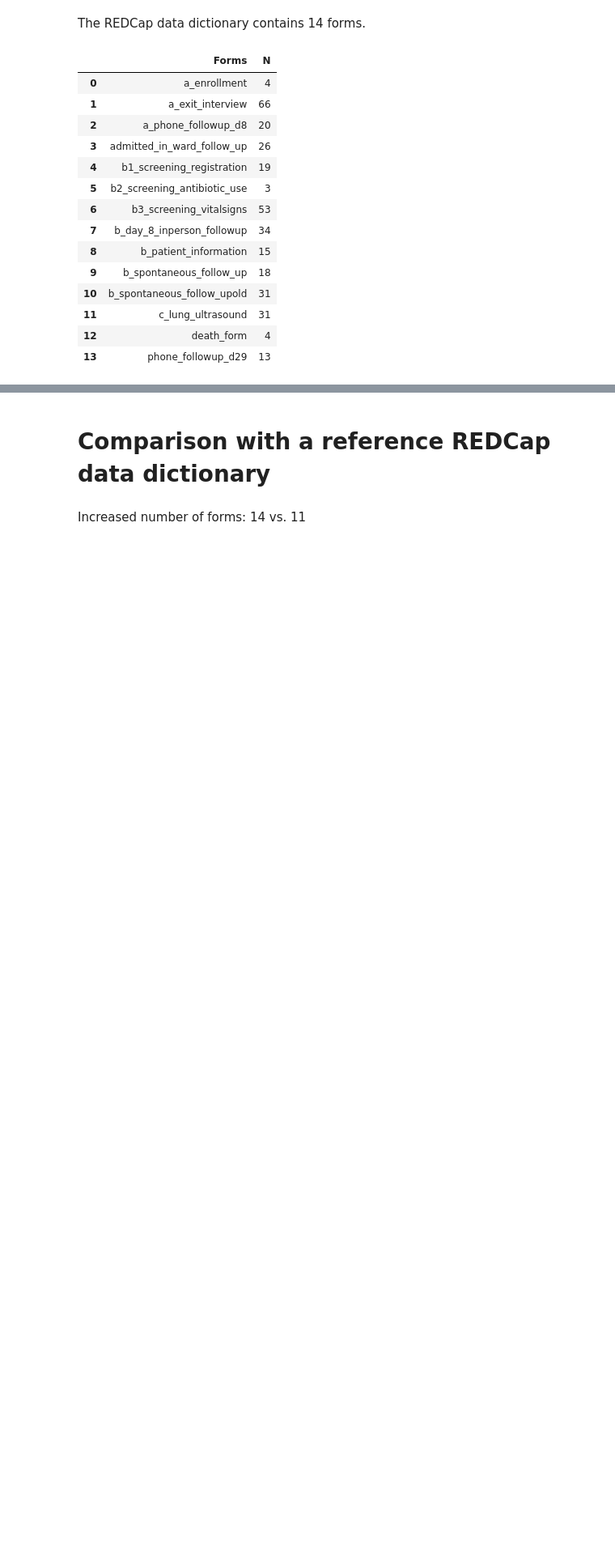
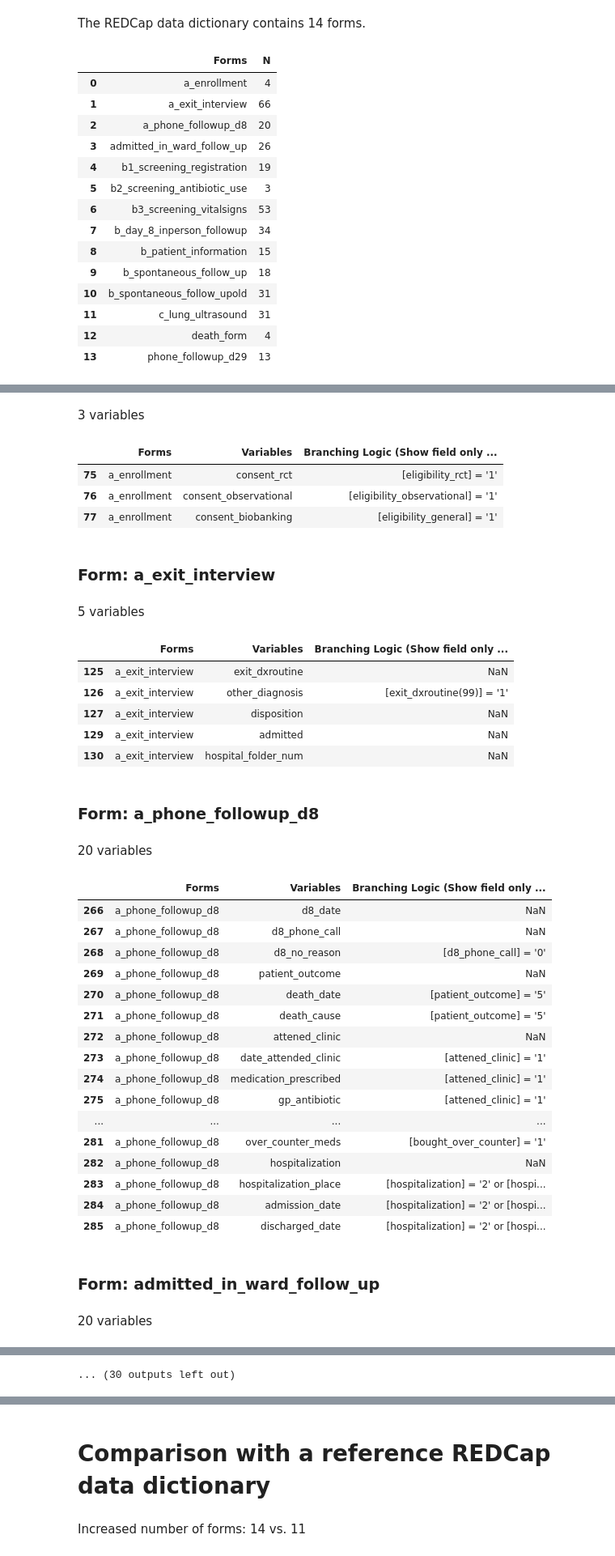
Before and after one commit to Research-IT-Swiss-TPH/dct-comparator, a Jupyter notebook: extract_info_from_redcap_dictionary.ipynb, the cells around one changed output, grey strips where cells are left out. Shown: that part at 81% size. Drawn from its saved outputs; the diff is of its cells as text; code cells hidden in the pictures; blank space fills up the shorter version.

```diff
--- a/extract_info_from_redcap_dictionary.ipynb
+++ b/extract_info_from_redcap_dictionary.ipynb
@@ -111,0 +102,9 @@ d2.getIdentifiers()
+# %%
+required_df, required_dict = d2.getRequired()
+# %%
+# Display results dynamically
+for k, v in required_dict.items():
+    display(Markdown(f'### Form: {k}'))
+    display(Markdown(f'{len(v.index)} variables'))
+    display(v)
+# %% [output]
@@ -111,0 +112,34 @@ d2.getIdentifiers()
+3 variables
+|  | Forms | Variables | Branching Logic (Show field only ... |
+| 75 | a_enrollment | consent_rct | [eligibility_rct] = '1' |
+| 76 | a_enrollment | consent_observational | [eligibility_observational] = '1' |
+| 77 | a_enrollment | consent_biobanking | [eligibility_general] = '1' |
+### Form: a_exit_interview
+5 variables
+|  | Forms | Variables | Branching Logic (Show field only ... |
+| 125 | a_exit_interview | exit_dxroutine | NaN |
+| 126 | a_exit_interview | other_diagnosis | [exit_dxroutine(99)] = '1' |
+| 127 | a_exit_interview | disposition | NaN |
+| 129 | a_exit_interview | admitted | NaN |
+| 130 | a_exit_interview | hospital_folder_num | NaN |
+### Form: a_phone_followup_d8
+20 variables
+|  | Forms | Variables | Branching Logic (Show field only ... |
+| 266 | a_phone_followup_d8 | d8_date | NaN |
+| 267 | a_phone_followup_d8 | d8_phone_call | NaN |
+| 268 | a_phone_followup_d8 | d8_no_reason | [d8_phone_call] = '0' |
+| 269 | a_phone_followup_d8 | patient_outcome | NaN |
+| 270 | a_phone_followup_d8 | death_date | [patient_outcome] = '5' |
+| 271 | a_phone_followup_d8 | death_cause | [patient_outcome] = '5' |
+| 272 | a_phone_followup_d8 | attened_clinic | NaN |
+| 273 | a_phone_followup_d8 | date_attended_clinic | [attened_clinic] = '1' |
+| 274 | a_phone_followup_d8 | medication_prescribed | [attened_clinic] = '1' |
+| 275 | a_phone_followup_d8 | gp_antibiotic | [attened_clinic] = '1' |
+| ... | ... | ... | ... |
+| 281 | a_phone_followup_d8 | over_counter_meds | [bought_over_counter] = '1' |
+| 282 | a_phone_followup_d8 | hospitalization | NaN |
+| 283 | a_phone_followup_d8 | hospitalization_place | [hospitalization] = '2' or [hospi... |
+| 284 | a_phone_followup_d8 | admission_date | [hospitalization] = '2' or [hospi... |
+| 285 | a_phone_followup_d8 | discharged_date | [hospitalization] = '2' or [hospi... |
+### Form: admitted_in_ward_follow_up
+20 variables
@@ -111,0 +163 @@ d2.getIdentifiers()
+... (30 outputs left out)
```
Also changed, not shown: parts of 13 cells of this notebook.
